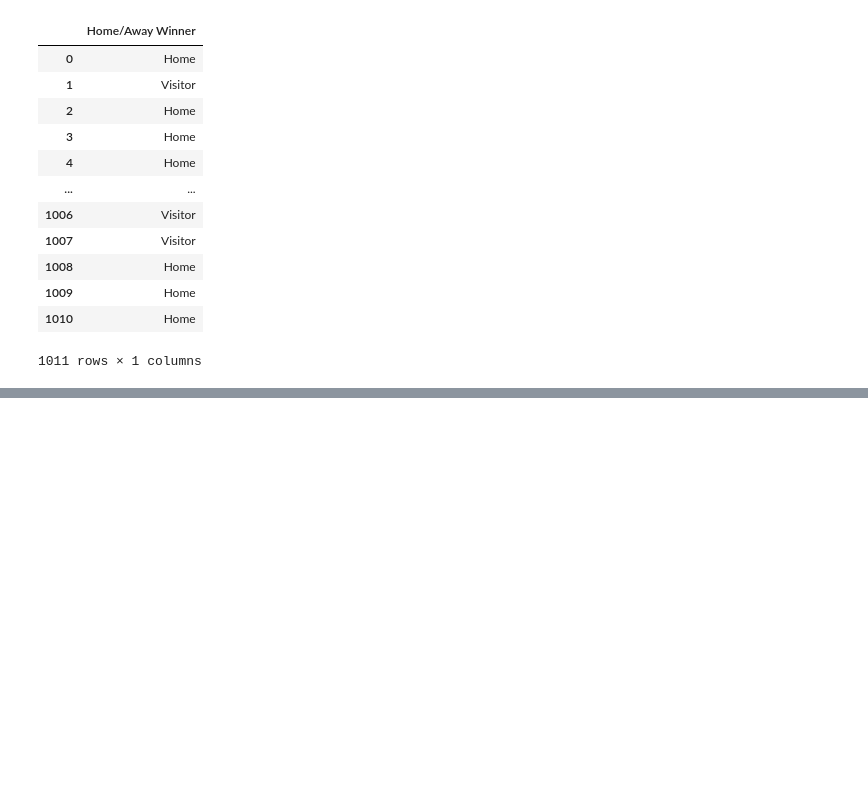
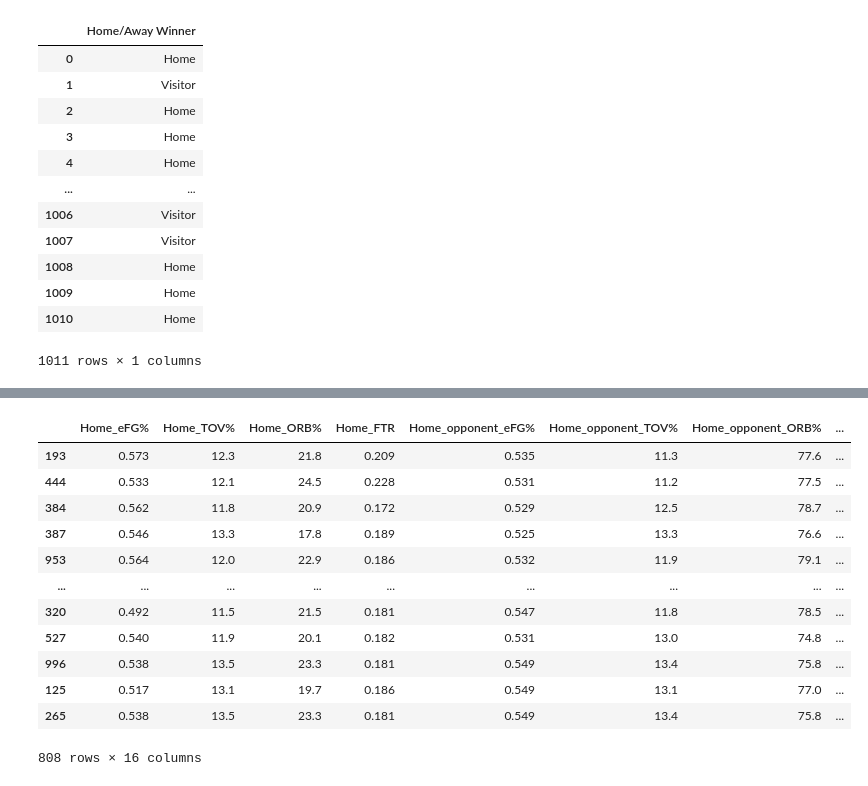
Before and after one commit to SirEvanTheJones/Basketball-Predictive-Project, a Jupyter notebook: prediction-model2-notebook.ipynb, the cells around one changed output, grey strips where cells are left out. Drawn from its saved outputs; the diff is of its cells as text; code cells hidden in the pictures; blank space fills up the shorter version.

```diff
--- a/prediction-model2-notebook.ipynb
+++ b/prediction-model2-notebook.ipynb
@@ -85,0 +209,3 @@ home_ftr = []
+# %%
+y = model_data["Home/Away Winner"]
+y
@@ -85,0 +242,19 @@ home_ftr = []
+# %%
+from sklearn.model_selection import train_test_split
+
+X_train, X_test, y_train, y_test = train_test_split(X, y, test_size=0.2, random_state=10)
+X_train
+# %% [output]
+|  | Home_eFG% | Home_TOV% | Home_ORB% | Home_FTR | Home_opponent_eFG% | Home_opponent_TOV% | Home_opponent_ORB% | ... |
+| 193 | 0.573 | 12.3 | 21.8 | 0.209 | 0.535 | 11.3 | 77.6 | ... |
+| 444 | 0.533 | 12.1 | 24.5 | 0.228 | 0.531 | 11.2 | 77.5 | ... |
+| 384 | 0.562 | 11.8 | 20.9 | 0.172 | 0.529 | 12.5 | 78.7 | ... |
+| 387 | 0.546 | 13.3 | 17.8 | 0.189 | 0.525 | 13.3 | 76.6 | ... |
+| 953 | 0.564 | 12.0 | 22.9 | 0.186 | 0.532 | 11.9 | 79.1 | ... |
+| ... | ... | ... | ... | ... | ... | ... | ... | ... |
+| 320 | 0.492 | 11.5 | 21.5 | 0.181 | 0.547 | 11.8 | 78.5 | ... |
+| 527 | 0.540 | 11.9 | 20.1 | 0.182 | 0.531 | 13.0 | 74.8 | ... |
+| 996 | 0.538 | 13.5 | 23.3 | 0.181 | 0.549 | 13.4 | 75.8 | ... |
+| 125 | 0.517 | 13.1 | 19.7 | 0.186 | 0.549 | 13.1 | 77.0 | ... |
+| 265 | 0.538 | 13.5 | 23.3 | 0.181 | 0.549 | 13.4 | 75.8 | ... |
+808 rows × 16 columns
```
Also changed, not shown: parts of 31 cells of this notebook.
